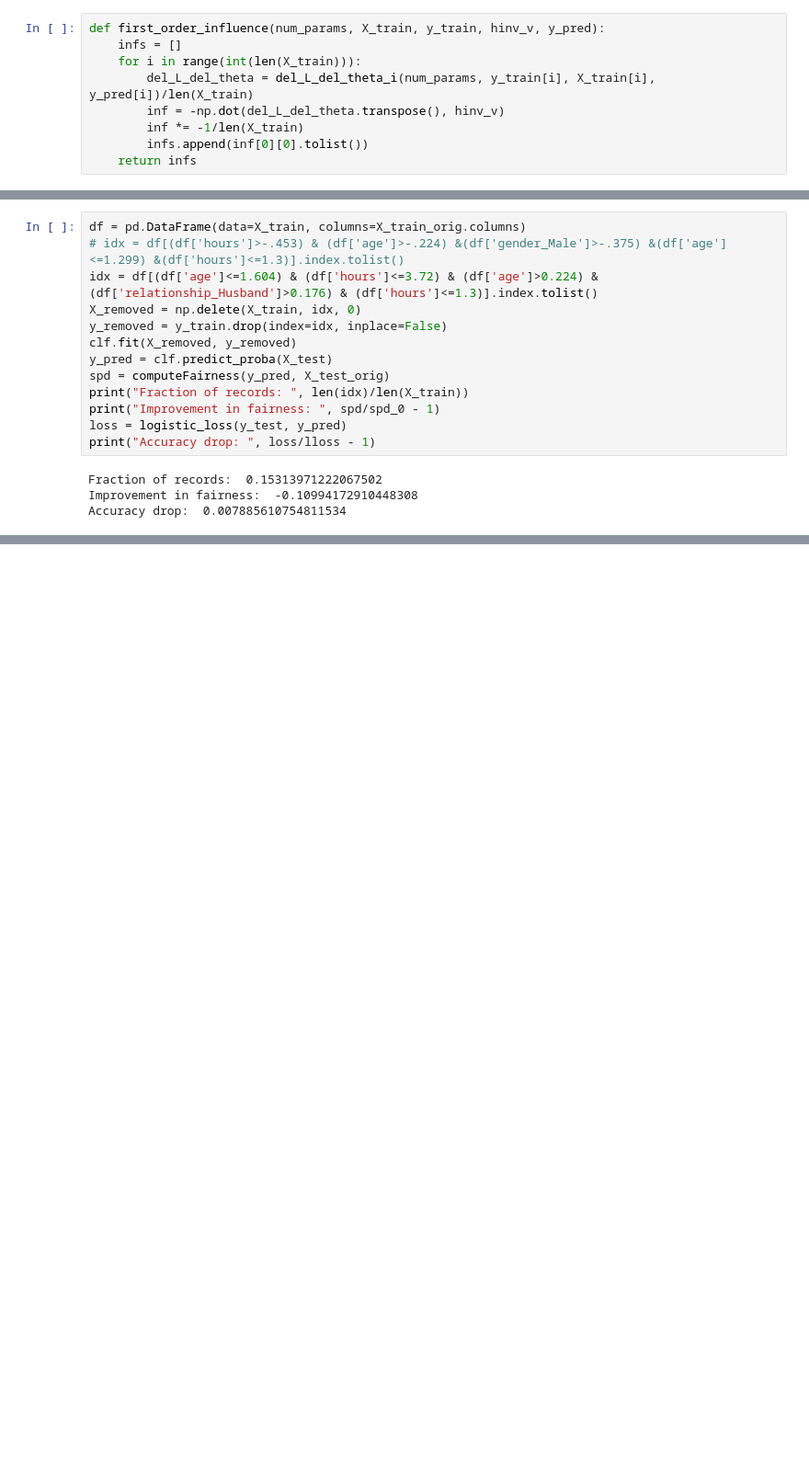
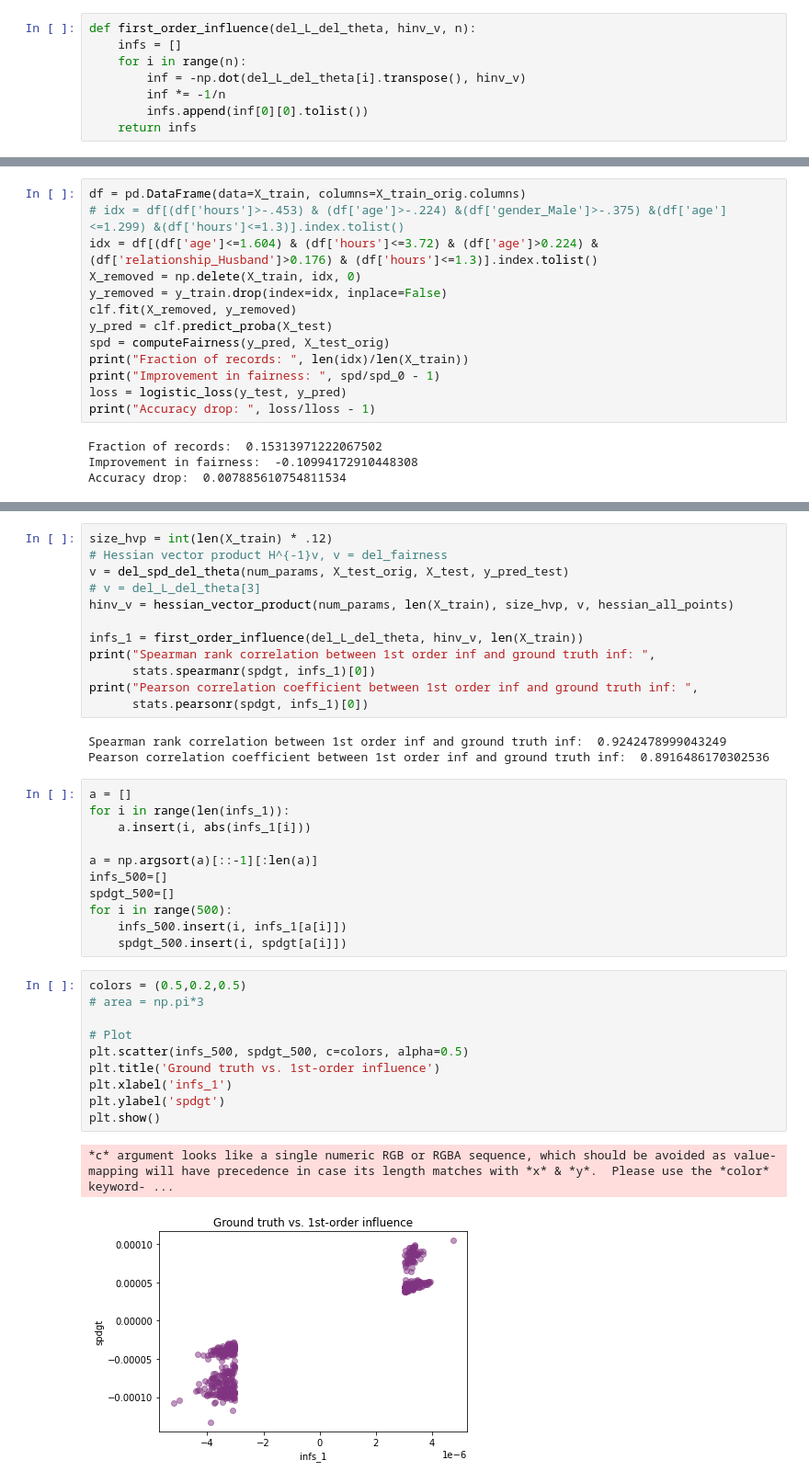
Before and after one commit to romilapradhan/gopher, a Jupyter notebook: if_second_order.ipynb, the cells around one changed output, grey strips where cells are left out. Shown at 92% size. Drawn from its saved outputs; the diff is of its cells as text; blank space fills up the shorter version.

```diff
--- a/if_second_order.ipynb
+++ b/if_second_order.ipynb
@@ -196,12 +203,11 @@ def hessian_vector_product(num_params, X_train, v, y_pred, size):
 # %% [markdown]
 **First-order influence computation**
 # %%
-def first_order_influence(num_params, X_train, y_train, hinv_v, y_pred):
+def first_order_influence(del_L_del_theta, hinv_v, n):
     infs = []
-    for i in range(int(len(X_train))):
-        del_L_del_theta = del_L_del_theta_i(num_params, y_train[i], X_train[i], y_pred[i])/len(X_train)
-        inf = -np.dot(del_L_del_theta.transpose(), hinv_v)
-        inf *= -1/len(X_train)
+    for i in range(n):
+        inf = -np.dot(del_L_del_theta[i].transpose(), hinv_v)
+        inf *= -1/n
         infs.append(inf[0][0].tolist())
     return infs
 # %% [markdown]
@@ -548,0 +396,39 @@ Note that our search is for the pair that has the least absolute parity differen
+# %%
+size_hvp = int(len(X_train) * .12)
+# Hessian vector product H^{-1}v, v = del_fairness
+v = del_spd_del_theta(num_params, X_test_orig, X_test, y_pred_test)
+# v = del_L_del_theta[3]
+hinv_v = hessian_vector_product(num_params, len(X_train), size_hvp, v, hessian_all_points)
+
+infs_1 = first_order_influence(del_L_del_theta, hinv_v, len(X_train))
+print("Spearman rank correlation between 1st order inf and ground truth inf: ",
+      stats.spearmanr(spdgt, infs_1)[0])
+print("Pearson correlation coefficient between 1st order inf and ground truth inf: ",
+      stats.pearsonr(spdgt, infs_1)[0])
+# %% [output]
+Spearman rank correlation between 1st order inf and ground truth inf:  0.9242478999043249
+Pearson correlation coefficient between 1st order inf and ground truth inf:  0.8916486170302536
+# %%
+a = []
+for i in range(len(infs_1)):
+    a.insert(i, abs(infs_1[i]))
+
+a = np.argsort(a)[::-1][:len(a)]
+infs_500=[]
+spdgt_500=[]
+for i in range(500):
+    infs_500.insert(i, infs_1[a[i]])
+    spdgt_500.insert(i, spdgt[a[i]])
+# %%
+colors = (0.5,0.2,0.5)
+# area = np.pi*3
+
+# Plot
+plt.scatter(infs_500, spdgt_500, c=colors, alpha=0.5)
+plt.title('Ground truth vs. 1st-order influence')
+plt.xlabel('infs_1')
+plt.ylabel('spdgt')
+plt.show()
+# %% [output]
+*c* argument looks like a single numeric RGB or RGBA sequence, which should be avoided as value-mapping will have precedence in case its length matches with *x* & *y*.  Please use the *color* keyword- ...
+[figure, added]
```
Also changed, not shown: parts of 31 cells of this notebook.
